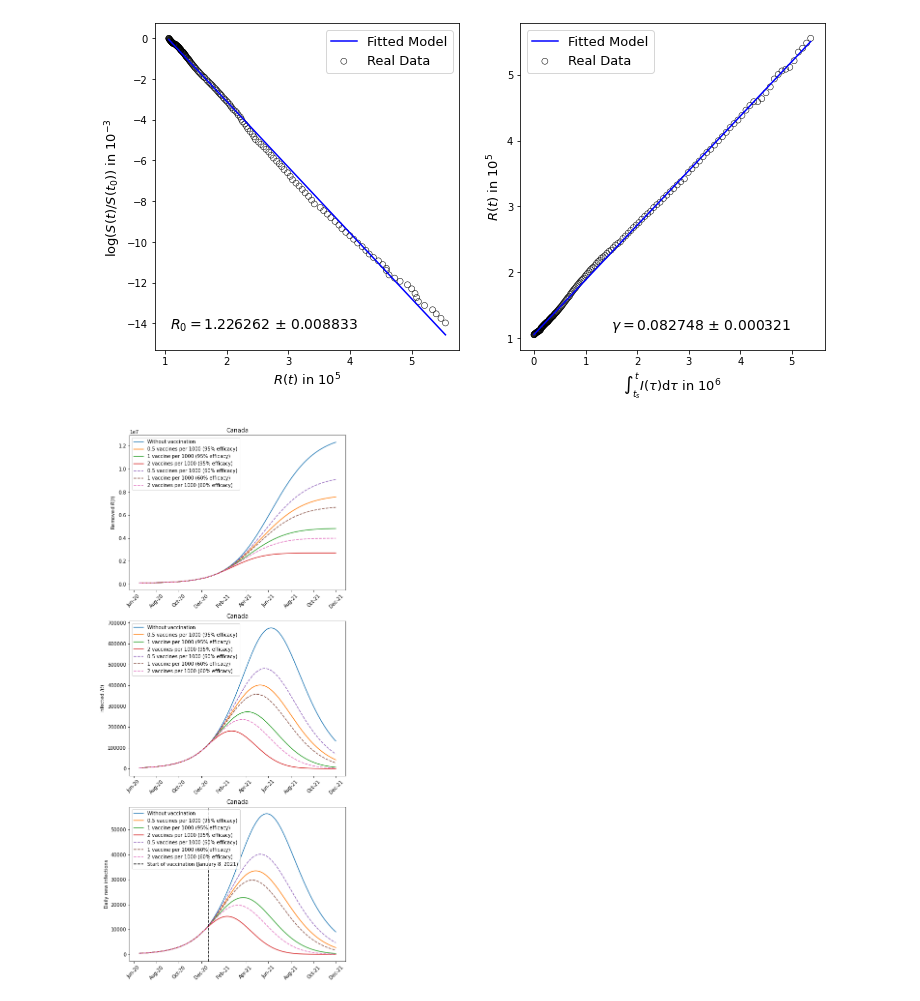
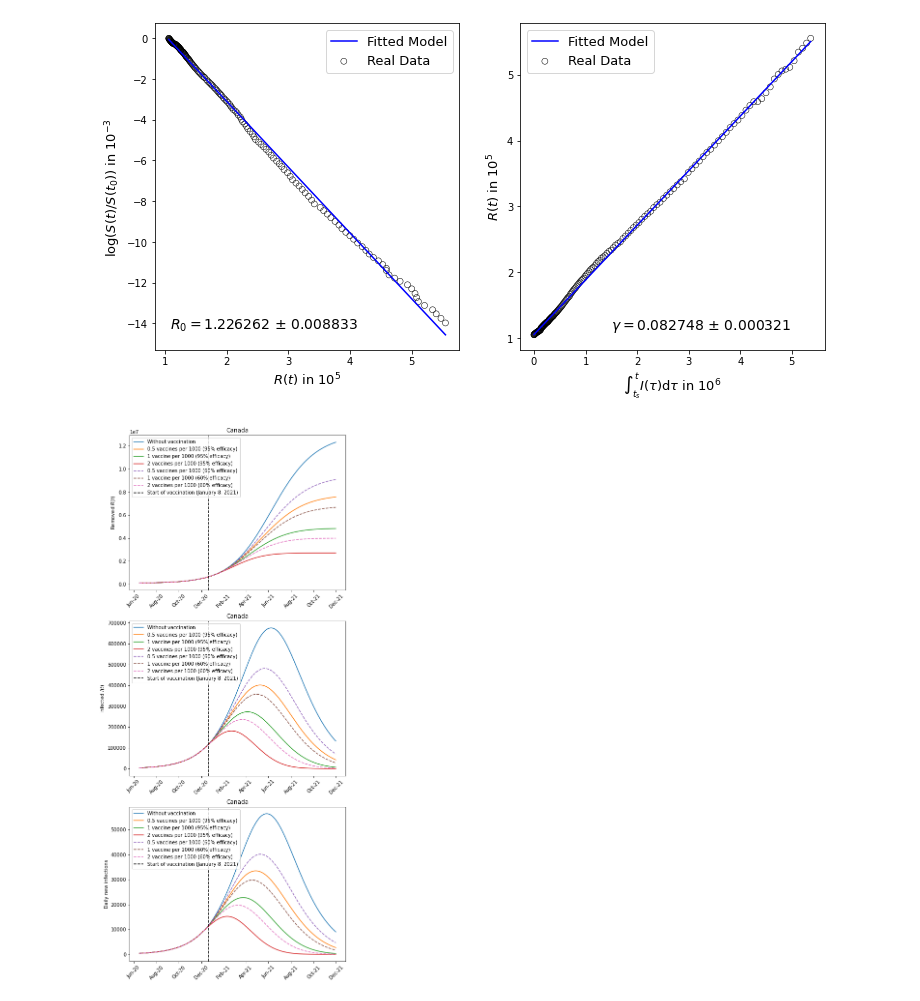
Before and after one commit to PoldeDalmau/SIR_COVID, a Jupyter notebook: Example_Canada.ipynb, the cells around one changed output. Cells and saved outputs as stored; diff of their text form; code cells hidden in the pictures.

Commit message:
Plot layout changes

```diff
--- a/Example_Canada.ipynb
+++ b/Example_Canada.ipynb
@@ -146,32 +146,35 @@ fig, (ax1, ax2, ax3) = plt.subplots(3, 1, figsize=(8,20))
 for i in range(7):
 
     if i > 3:
         ax1.plot(real_t,R_final[i], label = str(u_explain[i]), linestyle = '--')
         ax2.plot(real_t,I_final[i], label = str(u_explain[i]), linestyle = '--')
         ax3.plot(real_t,daily_I_final[i], label = str(u_explain[i]), linestyle = '--')
     else:
         ax1.plot(real_t,R_final[i], label = str(u_explain[i]))
         ax2.plot(real_t,I_final[i], label = str(u_explain[i]))
         ax3.plot(real_t,daily_I_final[i], label = str(u_explain[i]))
     ax1.set_ylabel('Removed $R(t)$')
     ax2.set_ylabel('Infected $I(t)$')
     ax3.set_ylabel('Daily new infections')
 
 ax1.xaxis.set_major_formatter(DateFormatter('%b-%y'))
 ax2.xaxis.set_major_formatter(DateFormatter('%b-%y'))
 ax3.xaxis.set_major_formatter(DateFormatter('%b-%y'))
 
 ax1.set_title(place)
 ax2.set_title(place)
 ax3.set_title(place)
 ax1.tick_params('x', labelrotation=45)
 ax2.tick_params('x', labelrotation=45)
 ax3.tick_params('x', labelrotation=45)
 
-plt.axvline(pd.Timestamp('2021-01-21'),color='k', linestyle = '--', label = 'Start of vaccination (January 8, 2021)')
+
+ax1.axvline(pd.Timestamp('2021-01-21'),color='k', linestyle = '--', label = 'Start of vaccination (January 8, 2021)')
+ax2.axvline(pd.Timestamp('2021-01-21'),color='k', linestyle = '--', label = 'Start of vaccination (January 8, 2021)')
+ax3.axvline(pd.Timestamp('2021-01-21'),color='k', linestyle = '--', label = 'Start of vaccination (January 8, 2021)')
 ax1.legend()
 ax2.legend()
 ax3.legend()
 plt.show()
 # %% [output]
-[figure, old version]
+[figure, new version]
```
